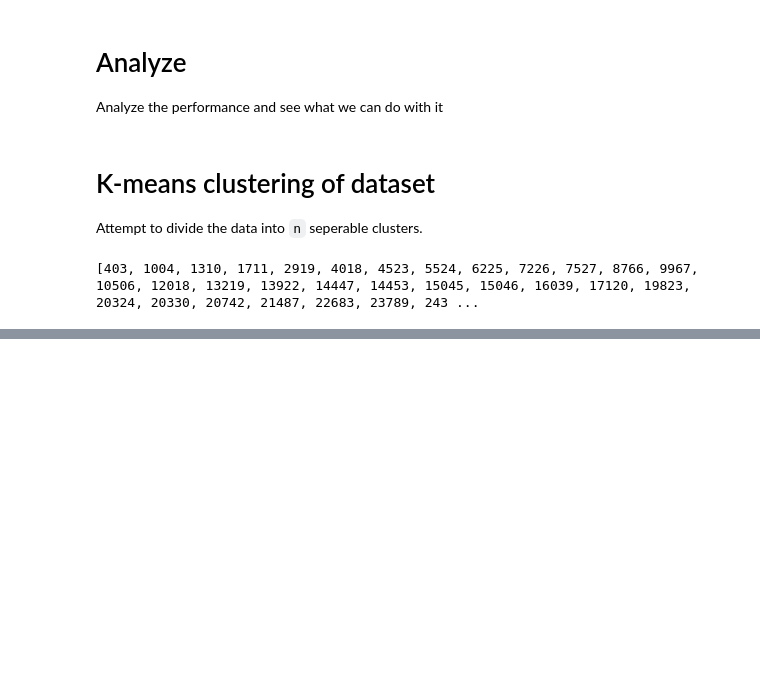
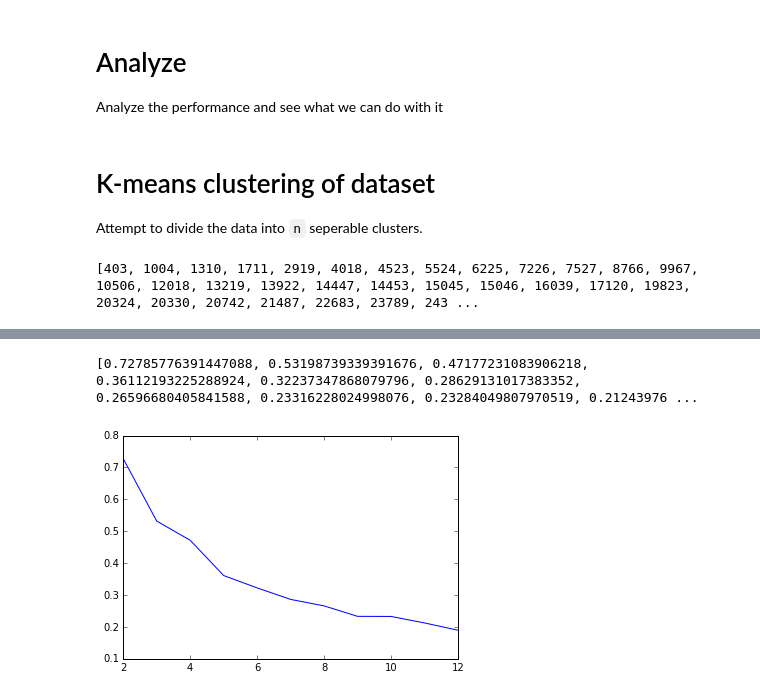
Before and after one commit to Engineero/burner_analysis, a Jupyter notebook: tensorflow_workbook.ipynb, the cells around one changed output, grey strips where cells are left out. Cells and saved outputs as stored; diff of their text form; code cells hidden in the pictures; blank space fills up the shorter version.

```diff
--- a/tensorflow_workbook.ipynb
+++ b/tensorflow_workbook.ipynb
@@ -271,4 +270,6 @@ blow_outs = [ind for ind in range(num_samples) if dataset[ind, 0] == 0]
 print(blow_outs)
 # %% [output]
 [403, 1004, 1310, 1711, 2919, 4018, 4523, 5524, 6225, 7226, 7527, 8766, 9967, 10506, 12018, 13219, 13922, 14447, 14453, 15045, 15046, 16039, 17120, 19823, 20324, 20330, 20742, 21487, 22683, 23789, 243 ...
+# %%
+dist_history = []
 # %%
@@ -382,0 +379,8 @@ plt.show()
+# %%
+print(dist_history)
+plt.figure
+plt.plot(range(2, len(dist_history)+2), dist_history)
+plt.show()
+# %% [output]
+[0.72785776391447088, 0.53198739339391676, 0.47177231083906218, 0.36112193225288924, 0.32237347868079796, 0.28629131017383352, 0.26596680405841588, 0.23316228024998076, 0.23284049807970519, 0.21243976 ...
+[figure, added]
```
Also changed, not shown: parts of 8 cells of this notebook.
